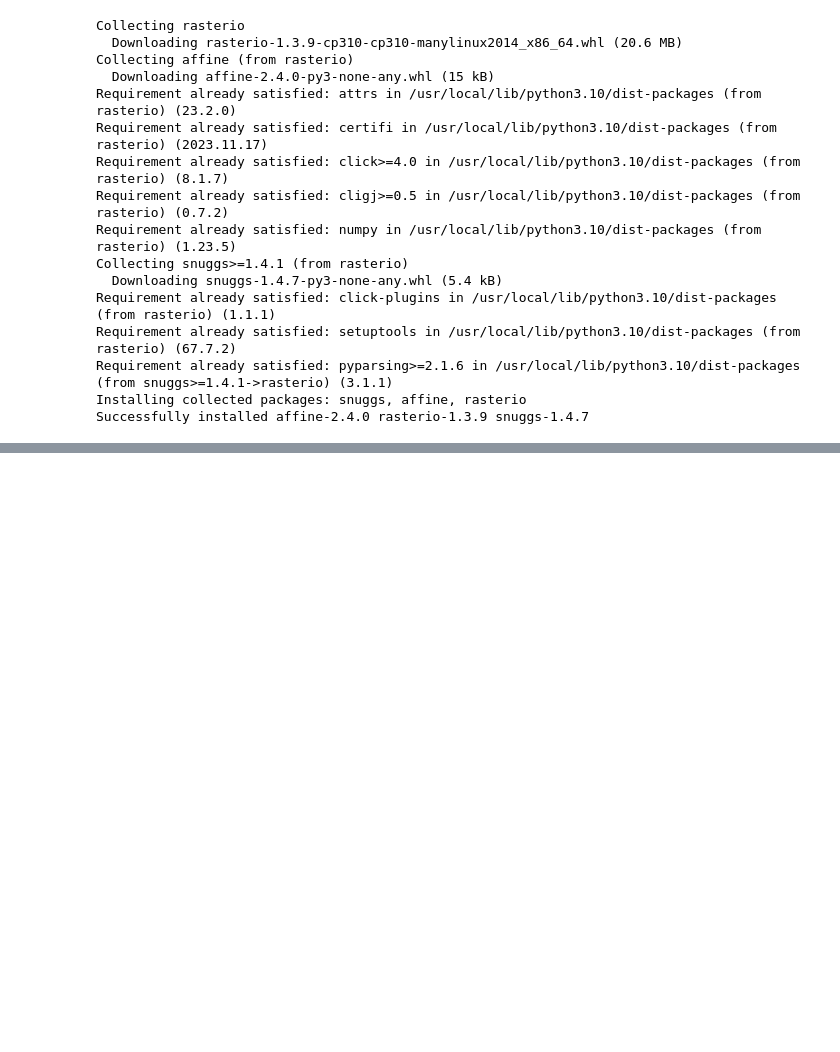
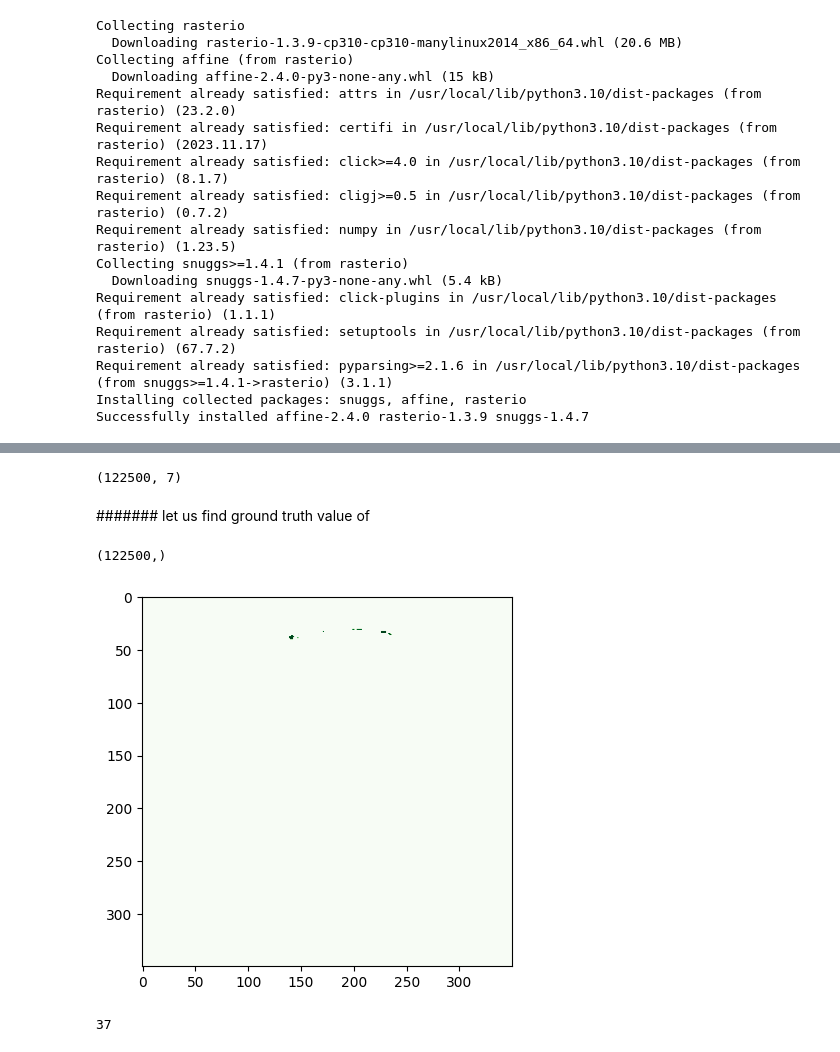
Before and after one commit to BRIJNANDA1979/Segmenting-Kelp-Forests-, a Jupyter notebook: 1_bayes_model_KELP.ipynb, the cells around one changed output, grey strips where cells are left out. Cells and saved outputs as stored; diff of their text form; code cells hidden in the pictures; blank space fills up the shorter version.

```diff
--- a/1_bayes_model_KELP.ipynb
+++ b/1_bayes_model_KELP.ipynb
@@ -231,0 +235,4 @@ weighted avg       0.65      0.59      0.55     49000
+# %%
+X_test.shape
+# %% [output]
+(122500, 7)
@@ -231,0 +241,6 @@ weighted avg       0.65      0.59      0.55     49000
+# %% [markdown]
+####### let us find ground truth value of
+# %%
+y_pred.shape
+# %% [output]
+(122500,)
@@ -231,0 +249,10 @@ weighted avg       0.65      0.59      0.55     49000
+# %%
+with rasterio.open('/content/drive/MyDrive/train_kelp/' + file) as src:
+    ground_truth = src.read(1)
+    show(ground_truth,cmap='Greens')
+# %% [output]
+[figure, added]
+# %%
+ground_truth.flatten().sum()
+# %% [output]
+37
```
Also changed, not shown: parts of 46 cells of this notebook.
